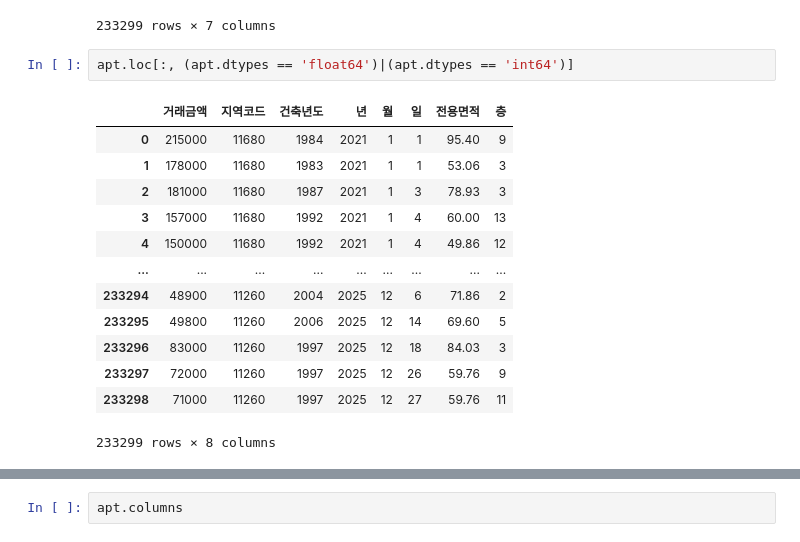
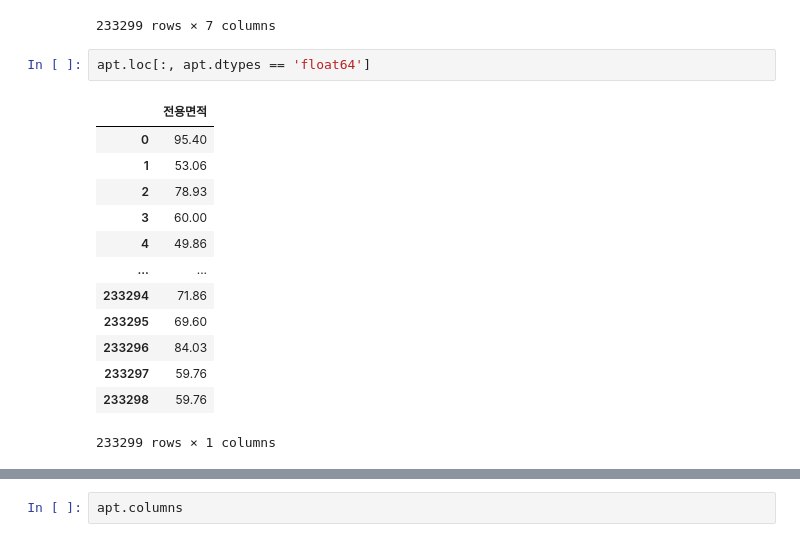
Before and after one commit to algok2/Datascientist, a Jupyter notebook: 데이터수집및처리/data_prep.ipynb, the cells around one changed output, grey strips where cells are left out. Drawn from its saved outputs; the diff is of its cells as text.

```diff
--- a/데이터수집및처리/data_prep.ipynb
+++ b/데이터수집및처리/data_prep.ipynb
@@ -264,18 +298,18 @@ apt.loc[:, apt.dtypes == 'int64']
 | 233298 | 71000 | 11260 | 1997 | 2025 | 12 | 27 | 11 |
 233299 rows × 7 columns
 # %%
-apt.loc[:, (apt.dtypes == 'float64')|(apt.dtypes == 'int64')]
+apt.loc[:, apt.dtypes == 'float64']
 # %% [output]
-|  | 거래금액 | 지역코드 | 건축년도 | 년 | 월 | 일 | 전용면적 | 층 |
-| 0 | 215000 | 11680 | 1984 | 2021 | 1 | 1 | 95.40 | 9 |
-| 1 | 178000 | 11680 | 1983 | 2021 | 1 | 1 | 53.06 | 3 |
-| 2 | 181000 | 11680 | 1987 | 2021 | 1 | 3 | 78.93 | 3 |
-| 3 | 157000 | 11680 | 1992 | 2021 | 1 | 4 | 60.00 | 13 |
-| 4 | 150000 | 11680 | 1992 | 2021 | 1 | 4 | 49.86 | 12 |
-| ... | ... | ... | ... | ... | ... | ... | ... | ... |
-| 233294 | 48900 | 11260 | 2004 | 2025 | 12 | 6 | 71.86 | 2 |
-| 233295 | 49800 | 11260 | 2006 | 2025 | 12 | 14 | 69.60 | 5 |
-| 233296 | 83000 | 11260 | 1997 | 2025 | 12 | 18 | 84.03 | 3 |
-| 233297 | 72000 | 11260 | 1997 | 2025 | 12 | 26 | 59.76 | 9 |
-| 233298 | 71000 | 11260 | 1997 | 2025 | 12 | 27 | 59.76 | 11 |
+|  | 전용면적 |
+| 0 | 95.40 |
+| 1 | 53.06 |
+| 2 | 78.93 |
+| 3 | 60.00 |
+| 4 | 49.86 |
+| ... | ... |
+| 233294 | 71.86 |
+| 233295 | 69.60 |
+| 233296 | 84.03 |
+| 233297 | 59.76 |
+| 233298 | 59.76 |
-233299 rows × 8 columns
+233299 rows × 1 columns
```
Also changed, not shown: parts of 105 cells of this notebook, 4 other files.
